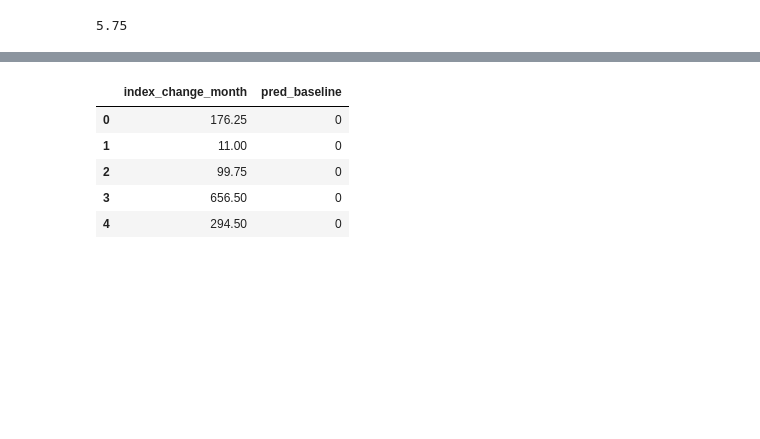
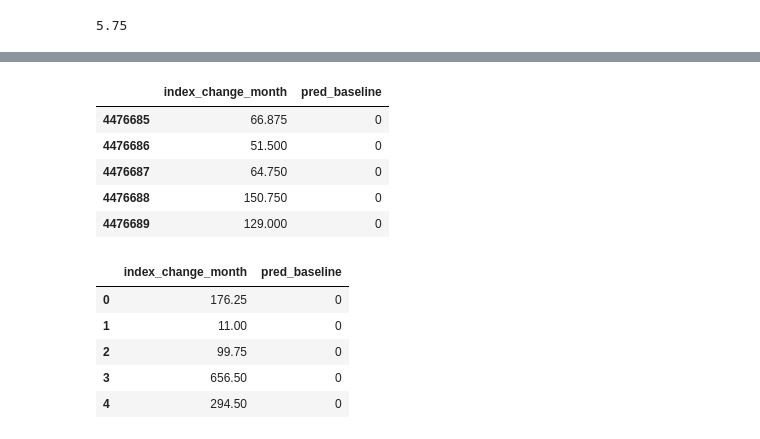
Before and after one commit to Cazta/fraud_detection_electricity_company, a Jupyter notebook: plot_baseline.ipynb, the cells around one changed output, grey strips where cells are left out. Saved outputs shown, nothing was run; the diff lists cells and outputs as text; code cells hidden in the pictures; blank space fills up the shorter version.

```diff
--- a/plot_baseline.ipynb
+++ b/plot_baseline.ipynb
@@ -103,6 +101,16 @@ df_small = X_train_tree_small.copy()
 features.remove('index_change_month')
 # %%
 features.remove('pred_baseline')
+# %%
+df_red = df[['index_change_month','pred_baseline']]
+df_red.head()
+# %% [output]
+|  | index_change_month | pred_baseline |
+| 4476685 | 66.875 | 0 |
+| 4476686 | 51.500 | 0 |
+| 4476687 | 64.750 | 0 |
+| 4476688 | 150.750 | 0 |
+| 4476689 | 129.000 | 0 |
 # %%
 df_small.drop(features, axis=1, inplace=True)
 # %%
```
Also changed, not shown: parts of 8 cells of this notebook.
